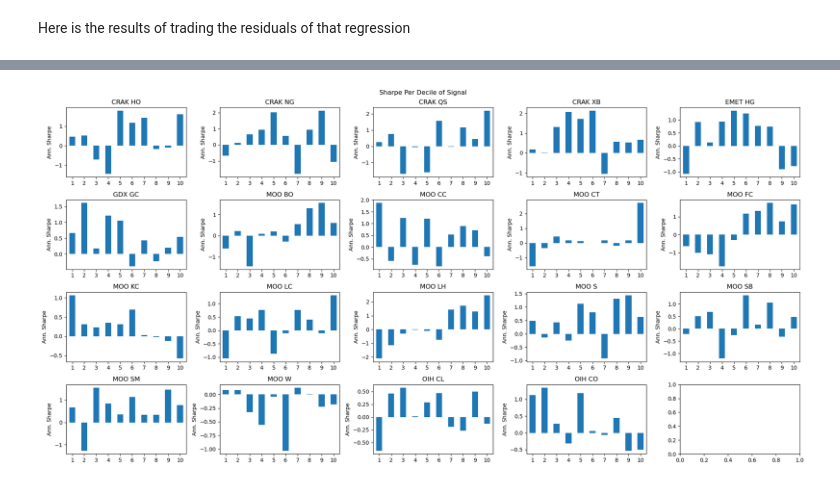
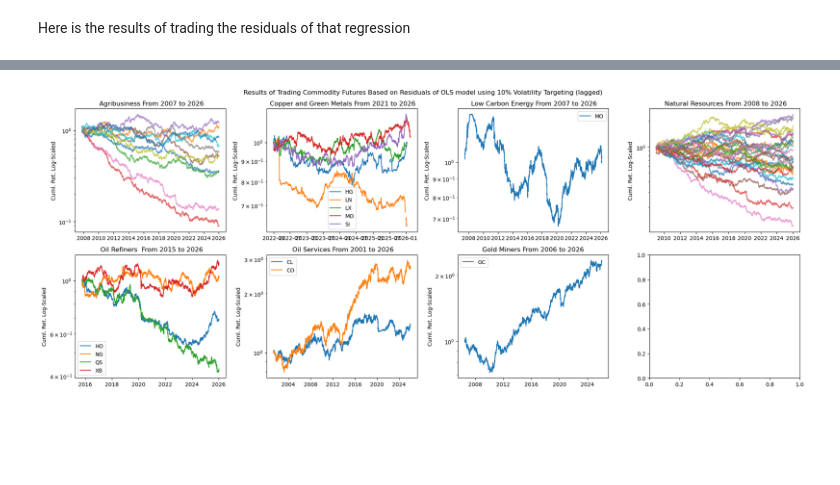
Before and after one commit to diegodalvarez/CommodityEquityAlpha, a Jupyter notebook: 1BaseModel.ipynb, the cells around one changed output, grey strips where cells are left out. Drawn from its saved outputs; the diff is of its cells as text; code cells hidden in the pictures; blank space fills up the shorter version.

```diff
--- a/1BaseModel.ipynb
+++ b/1BaseModel.ipynb
@@ -327,23 +204,42 @@ df_decile_sharpe = (df_signal[
-# %%
-groups_vars = df_decile_sharpe.group_var.drop_duplicates().sort_values().to_list()
-fig, axes   = plt.subplots(ncols = 5, nrows = 4, figsize = (20,10))
-
-for group_var, ax in zip(groups_vars, axes.flatten()):
-
-    (df_decile_sharpe.query(
-        "group_var == @group_var").
-        set_index("decile")
-        [["sharpe"]].
-        plot(
-            kind   = "bar",
-            ax     = ax,
-            title  = group_var,
-            legend = False,
-            ylabel = "Ann. Sharpe",
-            xlabel = "",
-            rot    = 0))
-
-fig.suptitle("Sharpe Per Decile of Signal")
-plt.tight_layout()
-# %% [output]
-[figure, removed]
+# %%
+groups    = df_signal_rtn.Name.drop_duplicates().sort_values().to_list()
+const     = 2
+fig, axes = plt.subplots(ncols = 4, nrows = 2, figsize = (10 * const, 4 * const))
+
+for group, ax in zip(groups, axes.flatten()):
+
+    df_tmp_wider = (df_signal_rtn.query(
+        "Name == @group").
+        drop(columns = [""]).
+        rename(columns = {"fut_ticker": ""}).
+        pivot(index = "date", columns = "", values = "signal_rtn").
+        apply(lambda x: x * (0.1 / (x.ewm(span = 100, adjust = False).std().shift() * np.sqrt(252)))).
+        apply(lambda x: np.where(np.abs(x) > 0.2, np.nan, x)).
+        apply(lambda x: np.cumprod(1 + x)))
+
+    tickers = df_tmp_wider.columns.to_list()
+
+    if len(tickers) > 5:
+        legend_bool = False
+        alpha_level = 0.7
+
+    else:
+        legend_bool = True
+        alpha_level = 1
+
+    df_tmp_wider.plot(
+        ax     = ax,
+        legend = legend_bool,
+        alpha  = alpha_level,
+        logy   = True,
+        xlabel = "",
+        ylabel = "Cuml. Ret. Log-Scaled",
+        title  = group + "From {} to {}".format(
+            df_tmp_wider.index.min().year,
+            df_tmp_wider.index.max().year))
+
+fig.suptitle("Results of Trading Commodity Futures Based on Residuals of OLS model using 10% Volatility Targeting (lagged)")
+plt.tight_layout()
+fig.savefig(r"latex/NaiveTradingOLS.png", dpi = 600)
+# %% [output]
+[figure, added]
```
Also changed, not shown: parts of 33 cells of this notebook, 2 other files.
